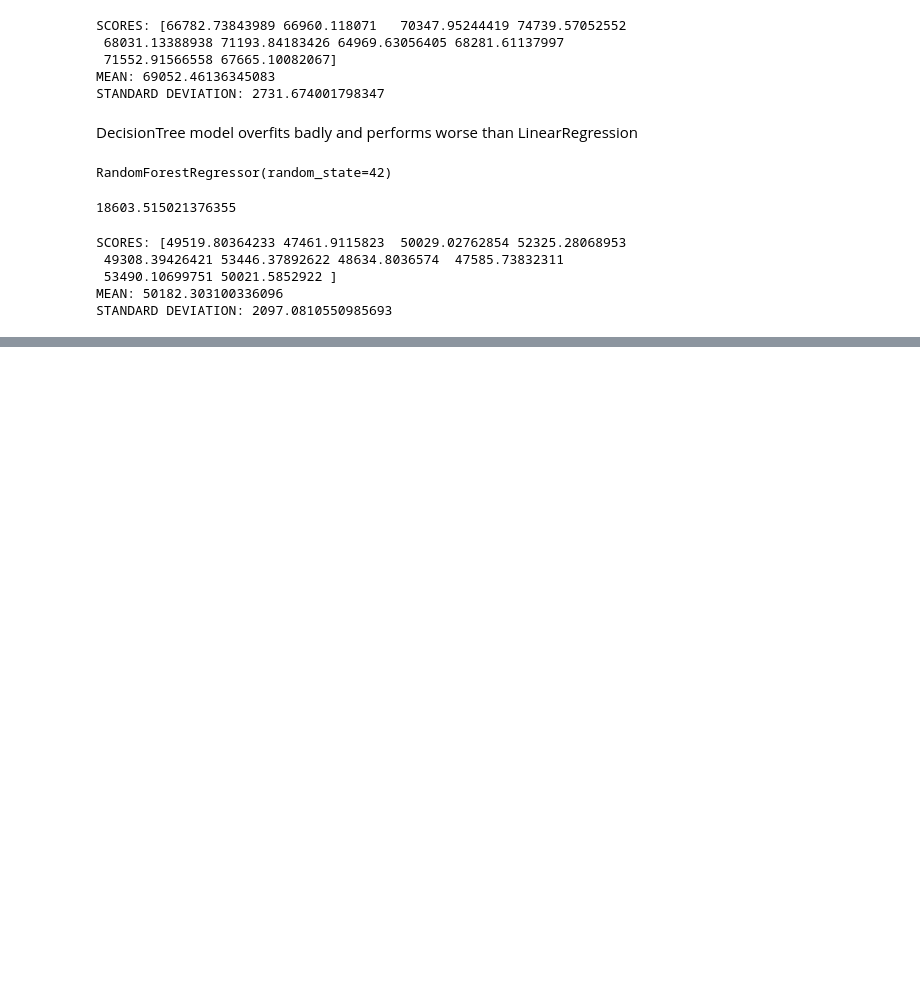
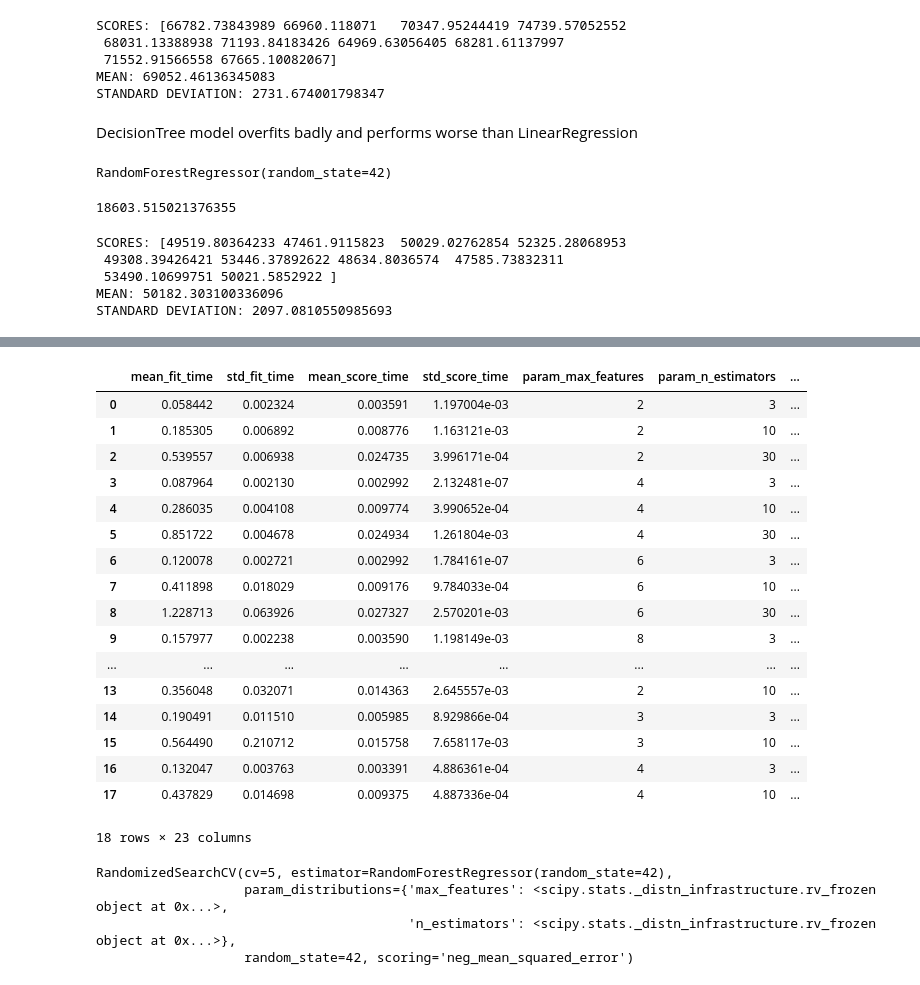
Before and after one commit to Zad-100/End-To-End-Machine-Learning-Project, a Jupyter notebook: housing.ipynb, the cells around one changed output, grey strips where cells are left out. Saved outputs shown, nothing was run; the diff lists cells and outputs as text; code cells hidden in the pictures; blank space fills up the shorter version.

Commit message:
Completed the project! Saved the best working model.

```diff
--- a/housing.ipynb
+++ b/housing.ipynb
@@ -1149,0 +1152,18 @@ STANDARD DEVIATION: 2097.0810550985693
+# %%
+# Using Grid Search
+from sklearn.model_selection import GridSearchCV
+
+# The hyperparameters to be tweaked and values to experiment with
+parametersGrid = [
+    {'n_estimators': [3, 10, 30], 'max_features': [2, 4, 6, 8]},
+    {'bootstrap': [False], 'n_estimators': [3, 10], 'max_features': [2, 3, 4]},
+]
+
+ranForReg = RandomForestRegressor()
+
+gridSearch = GridSearchCV(ranForReg, parametersGrid, cv=5,
+                          scoring="neg_mean_squared_error",
+                          return_train_score=True)
+
+# Implementing Grid Search on the training data
+gridSearch.fit(trainDF_final_prepared, trainDFLabels)
@@ -1149,0 +1213,46 @@ STANDARD DEVIATION: 2097.0810550985693
+# %%
+# Creating a data frame of the results for better visualisation
+pd.DataFrame(gridSearch.cv_results_)
+# %% [output]
+|  | mean_fit_time | std_fit_time | mean_score_time | std_score_time | param_max_features | param_n_estimators | ... |
+| 0 | 0.058442 | 0.002324 | 0.003591 | 1.197004e-03 | 2 | 3 | ... |
+| 1 | 0.185305 | 0.006892 | 0.008776 | 1.163121e-03 | 2 | 10 | ... |
+| 2 | 0.539557 | 0.006938 | 0.024735 | 3.996171e-04 | 2 | 30 | ... |
+| 3 | 0.087964 | 0.002130 | 0.002992 | 2.132481e-07 | 4 | 3 | ... |
+| 4 | 0.286035 | 0.004108 | 0.009774 | 3.990652e-04 | 4 | 10 | ... |
+| 5 | 0.851722 | 0.004678 | 0.024934 | 1.261804e-03 | 4 | 30 | ... |
+| 6 | 0.120078 | 0.002721 | 0.002992 | 1.784161e-07 | 6 | 3 | ... |
+| 7 | 0.411898 | 0.018029 | 0.009176 | 9.784033e-04 | 6 | 10 | ... |
+| 8 | 1.228713 | 0.063926 | 0.027327 | 2.570201e-03 | 6 | 30 | ... |
+| 9 | 0.157977 | 0.002238 | 0.003590 | 1.198149e-03 | 8 | 3 | ... |
+| ... | ... | ... | ... | ... | ... | ... | ... |
+| 13 | 0.356048 | 0.032071 | 0.014363 | 2.645557e-03 | 2 | 10 | ... |
+| 14 | 0.190491 | 0.011510 | 0.005985 | 8.929866e-04 | 3 | 3 | ... |
+| 15 | 0.564490 | 0.210712 | 0.015758 | 7.658117e-03 | 3 | 10 | ... |
+| 16 | 0.132047 | 0.003763 | 0.003391 | 4.886361e-04 | 4 | 3 | ... |
+| 17 | 0.437829 | 0.014698 | 0.009375 | 4.887336e-04 | 4 | 10 | ... |
+18 rows × 23 columns
+# %%
+# Using Random Search:
+from sklearn.model_selection import RandomizedSearchCV
+from scipy.stats import randint
+
+parametersDistribution = {
+    'n_estimators': randint(low=1, high=200),
+    'max_features': randint(low=1, high=8),
+}
+
+ranForReg = RandomForestRegressor(random_state=42)
+
+randomSearch = RandomizedSearchCV(ranForReg,
+                                  param_distributions=parametersDistribution,
+                                  n_iter=10, cv=5,
+                                  scoring='neg_mean_squared_error',
+                                  random_state=42)
+
+randomSearch.fit(trainDF_final_prepared, trainDFLabels)
+# %% [output]
+RandomizedSearchCV(cv=5, estimator=RandomForestRegressor(random_state=42),
+                   param_distributions={'max_features': <scipy.stats._distn_infrastructure.rv_frozen object at 0x...>,
+                                        'n_estimators': <scipy.stats._distn_infrastructure.rv_frozen object at 0x...>},
+                   random_state=42, scoring='neg_mean_squared_error')
```
Also changed, not shown: parts of 20 cells of this notebook, 1 other file.
